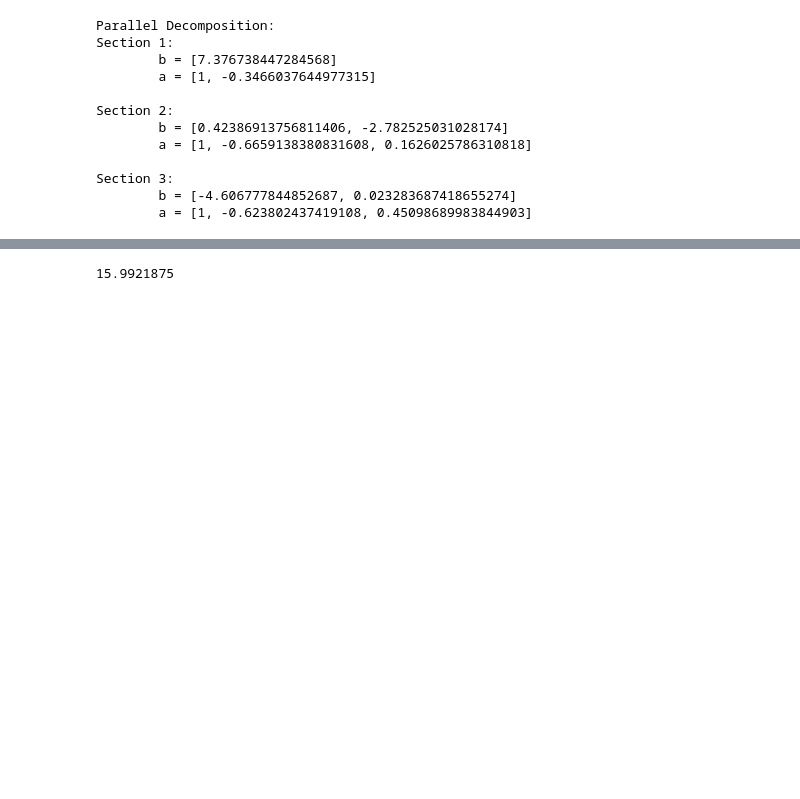
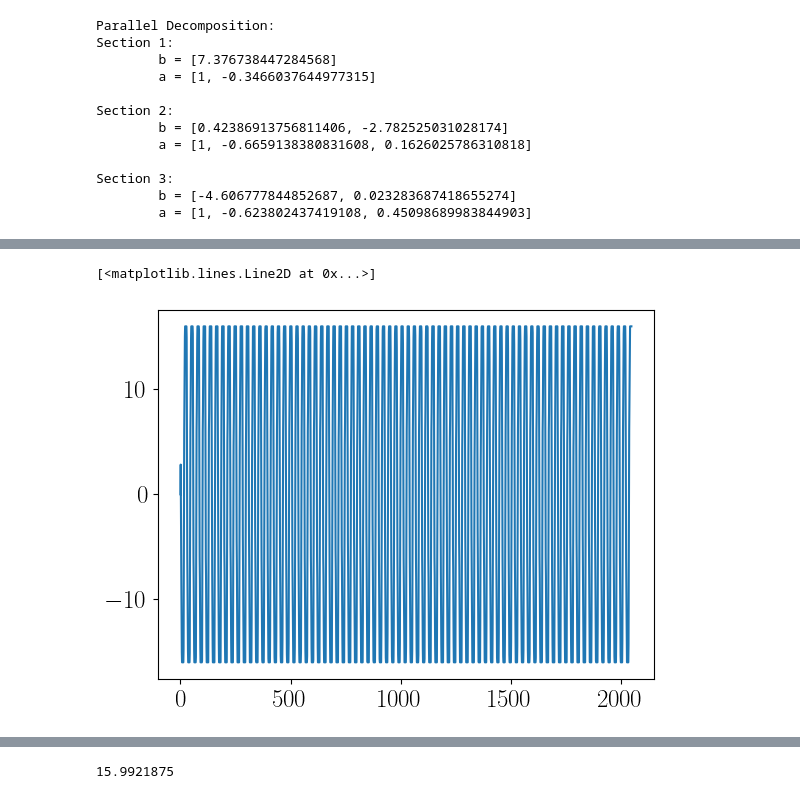
Before and after one commit to urosminoski/All-Digital-RF-Transmitter-in-FPGA-master-, a Jupyter notebook: sim/v1.4/python/jupyter/delta_sigma.ipynb, the cells around one changed output, grey strips where cells are left out. Saved outputs shown, nothing was run; the diff lists cells and outputs as text; code cells hidden in the pictures; blank space fills up the shorter version.

```diff
--- a/sim/v1.4/python/jupyter/delta_sigma.ipynb
+++ b/sim/v1.4/python/jupyter/delta_sigma.ipynb
@@ -98,0 +123,5 @@ yiir = Fxp(0, signed=True, n_word=12, n_frac=7, overflow='saturate', rounding='a
+# %%
+plt.plot(y)
+# %% [output]
+[<matplotlib.lines.Line2D at 0x...>]
+[figure, added]
```
Also changed, not shown: parts of 20 cells of this notebook, 4 other files.
